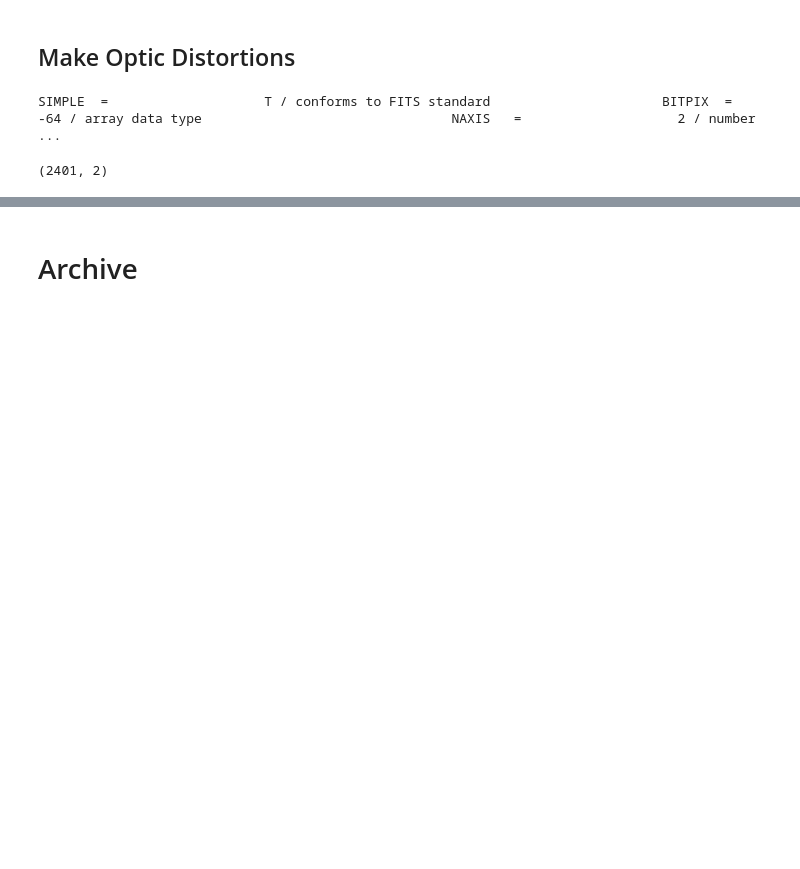
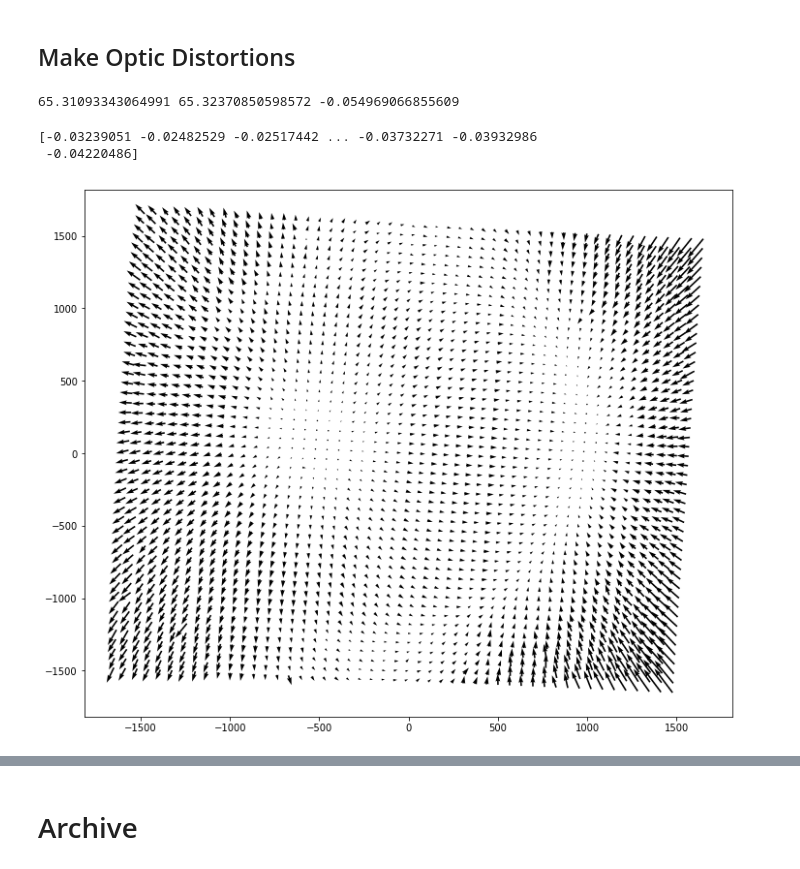
Before and after one commit to Snyder005/mixcoatl, a Jupyter notebook: notebooks/Devel.ipynb, the cells around one changed output, grey strips where cells are left out. Drawn from its saved outputs; the diff is of its cells as text; code cells hidden in the pictures; blank space fills up the shorter version.

Commit message:
Debugged new code to rotate centroid shifts along with the grid. Moved old mixtasks to archive.

```diff
--- a/notebooks/Devel.ipynb
+++ b/notebooks/Devel.ipynb
@@ -87,18 +87,54 @@ ax.scatter(srcX, srcY, color='blue', marker='x')
 [figure]
 # %% [markdown]
 ## Make Optic Distortions
+# %%
+old_infiles = glob.glob('/nfs/slac/g/ki/ki19/lsst/snyder18/LSST/Data/BOT/6865D_dither/raw_data/*.fits')
+
+xstep = np.zeros(len(old_infiles))
+ystep = np.zeros(len(old_infiles))
+theta = np.zeros(len(old_infiles))
+
+for i, infile in enumerate(old_infiles):
+
+    with fits.open(infile) as hdul:
+        ## Read input file
+        hdul = fits.open(infile)
+        grid_dy = hdul[1].header['DY']
+        grid_dx = hdul[1].header['DX']
+        grid_theta = hdul[1].header['THETA']
+
+        xstep[i] = grid_dx
+        ystep[i] = grid_dy
+        theta[i] = grid_theta
+
+mean_xstep = np.mean(xstep)
+mean_ystep = np.mean(ystep)
+mean_theta = np.mean(theta)
+
+print(mean_xstep, mean_ystep, mean_theta)
+# %% [output]
+65.31093343064991 65.32370850598572 -0.054969066855609
 # %%
 ## Get old optic distortion file
 hdul = fits.open('corrected_grid_pt_average_displacement.fits')
-print(hdul[0].header)
+
+dx = hdul[0].data[:, 0]
+dy = hdul[0].data[:, 1]
+
+centroid_shifts = (dy, dx)
+
+optics_grid = DistortedGrid(mean_ystep, mean_xstep, mean_theta, 0, 0, 49, 49)
+optics_grid.add_centroid_shifts((dy, dx))
+optics_grid.write_fits('optics_distorted_grid.fits')
-# %% [output]
-SIMPLE  =                    T / conforms to FITS standard                      BITPIX  =                  -64 / array data type                                NAXIS   =                    2 / number  ...
-# %%
-dy = hdul[0].data[:, 0]
-dx = hdul[0].data[:, 1]
-
-centroid_shifts = (dy, dx)
-
-optics_grid = DistortedGrid()
-# %% [output]
-(2401, 2)
+# %%
+fig, ax = plt.subplots(1, 1, figsize=(12, 10))
+
+gY, gX = optics_grid.get_source_centroids(distorted=False)
+gDY, gDX = optics_grid.get_centroid_shifts()
+
+ax.quiver(gX, gY, gDX, gDY)
+print(optics_grid.norm_dy)
+# %% [output]
+[-0.03239051 -0.02482529 -0.02517442 ... -0.03732271 -0.03932986
+ -0.04220486]
+[figure, added]
```
Also changed, not shown: parts of 3 cells of this notebook, 3 other files.
